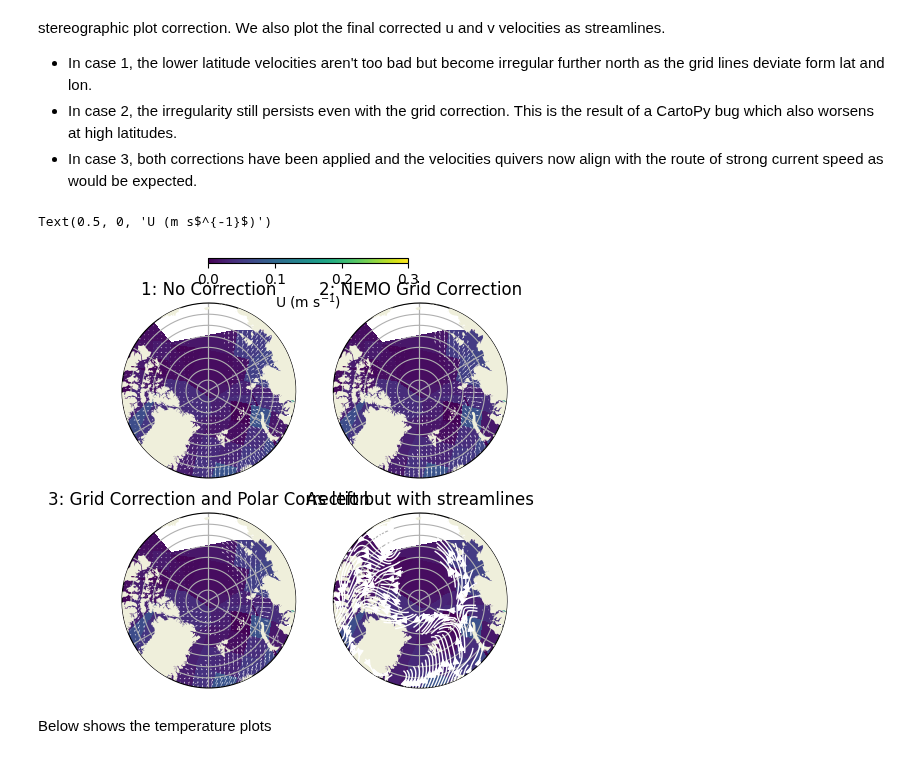
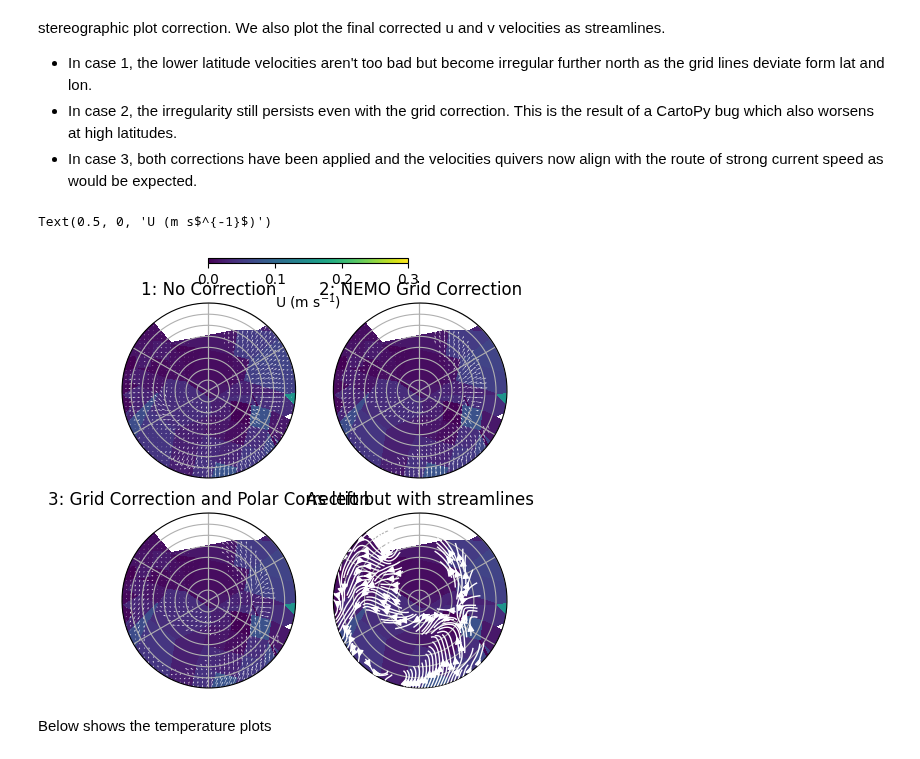
Before and after one commit to British-Oceanographic-Data-Centre/COAsT, a Jupyter notebook: example_scripts/notebook_tutorials/runnable_notebooks/general/polar_plotting.ipynb, the cells around one changed output. Saved outputs shown, nothing was run; the diff lists cells and outputs as text; code cells hidden in the pictures.

```diff
--- a/example_scripts/notebook_tutorials/runnable_notebooks/general/polar_plotting.ipynb
+++ b/example_scripts/notebook_tutorials/runnable_notebooks/general/polar_plotting.ipynb
@@ -118,7 +118,6 @@ cax = fig.add_axes([0.3, 0.96, 0.4, 0.01])
 
 ax = ax.flatten()
 for rr in range(n_r * n_c):
-    ax[rr].add_feature(cfeature.LAND, zorder=100)
     ax[rr].gridlines()
     ax[rr].set_extent([-180, 180, 70, 90], crs=data_crs)
     coast._utils.plot_util.set_circle(ax[rr])
@@ -130,34 +129,34 @@ ax[0].quiver(nemo_data_t.longitude.values, nemo_data_t.latitude.values,
 
 ax[1].pcolormesh(nemo_data_t.longitude.values, nemo_data_t.latitude.values, speed, transform=data_crs, vmin=0, vmax=0.3)
 ax[1].quiver(nemo_data_t.longitude.values, nemo_data_t.latitude.values,
     u_new, v_new,
     color='w', transform=data_crs, angles='xy', regrid_shape=40)
 
 ax[2].pcolormesh(nemo_data_t.longitude.values, nemo_data_t.latitude.values, speed, transform=data_crs, vmin=0, vmax=0.3)
 ax[2].quiver(nemo_data_t.longitude.values, nemo_data_t.latitude.values,
     u_pol, v_pol,
     color='w', transform=data_crs, angles='xy', regrid_shape=40)
 
 ax[3].pcolormesh(nemo_data_t.longitude.values, nemo_data_t.latitude.values, speed, transform=data_crs, vmin=0, vmax=0.3)
 ax[3].streamplot(nemo_data_t.longitude.values, nemo_data_t.latitude.values,
     u_pol, v_pol, transform=data_crs, linewidth=1, density=2, color='w', zorder=101)
 
 ax[0].set_title('1: No Correction')
 ax[1].set_title('2: NEMO Grid Correction')
 ax[2].set_title('3: Grid Correction and Polar Correction')
 ax[3].set_title('As left but with streamlines')
 
 fig.colorbar(cs, cax=cax, orientation='horizontal')
 cax.set_xlabel('U (m s$^{-1}$)')
 
 #fig.tight_layout(w_pad=subplot_padding, h_pad=subplot_padding)
 #fig.subplots_adjust(left=(fig_pad[0]), bottom=(fig_pad[1]), right=(1 - fig_pad[2]), top=(1 - fig_pad[3]))
 
 # uncomment this line to save an output image
 # fig.savefig(fn_out)
 # %% [output]
 Text(0.5, 0, 'U (m s$^{-1}$)')
-[figure, old version]
+[figure, new version]
 # %% [markdown]
 Below shows the temperature plots
 # %%
```
